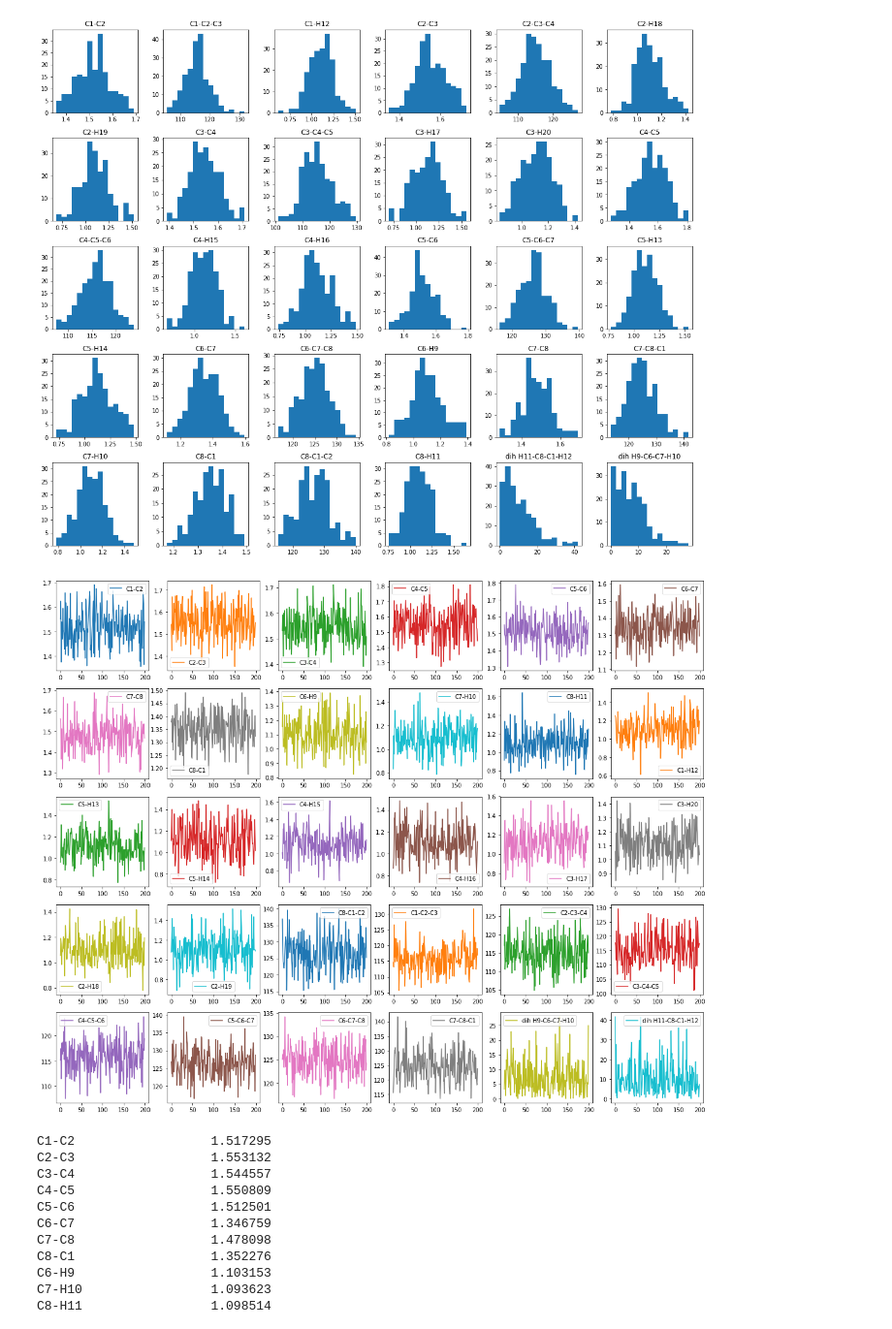
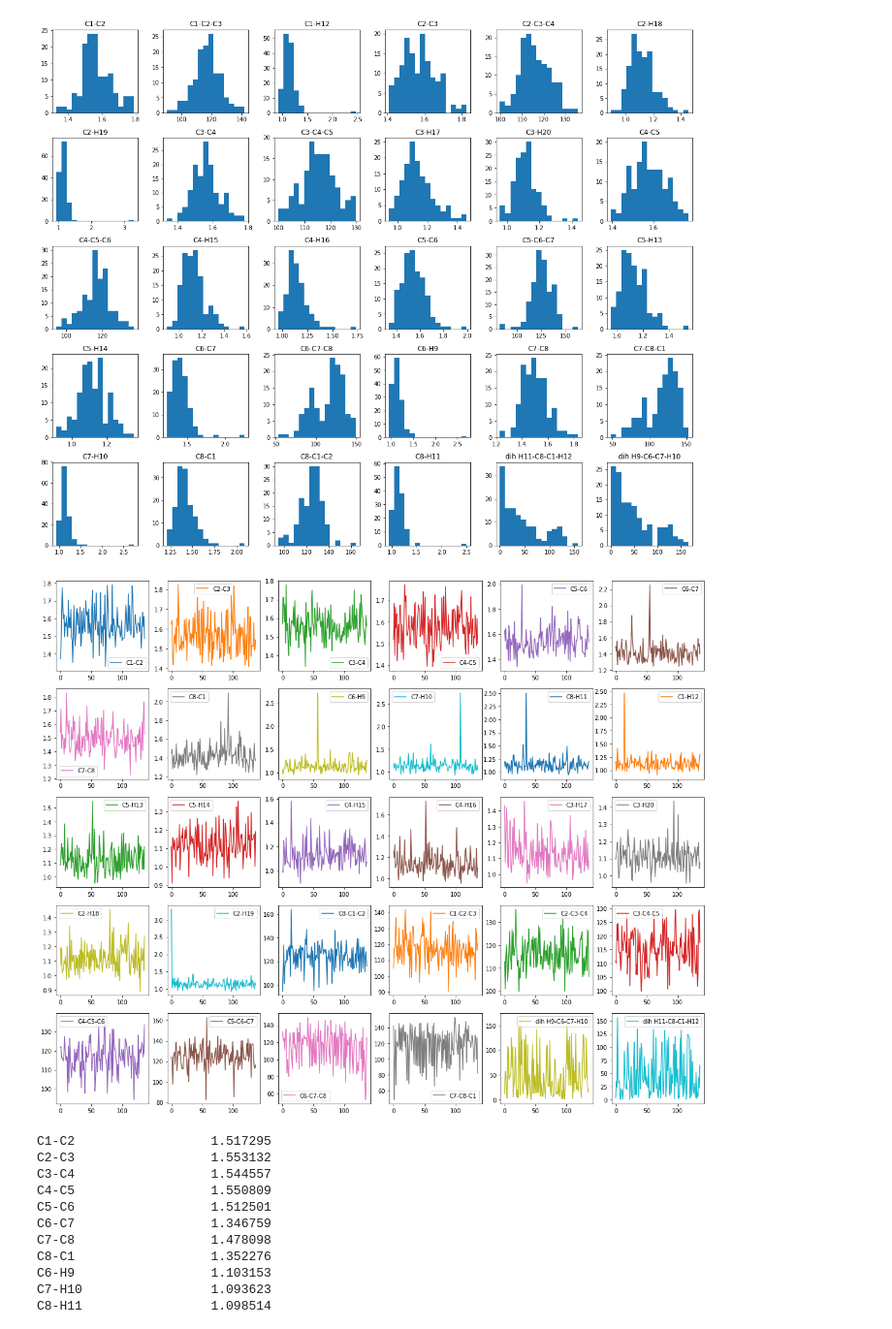
Before and after one commit to KhaiTTNguyen/Computational_Quantum_Chemistry, a Jupyter notebook: structural_influence_on_excited_state_dynamics/[Khai_Nguyen]_Internal_Coordinates_Visualization.ipynb, the cells around one changed output. Shown at 97% size. Cells and saved outputs as stored; diff of their text form; code cells hidden in the pictures.

```diff
--- a/structural_influence_on_excited_state_dynamics/[Khai_Nguyen]_Internal_Coordinates_Visualization.ipynb
+++ b/structural_influence_on_excited_state_dynamics/[Khai_Nguyen]_Internal_Coordinates_Visualization.ipynb
@@ -7,27 +7,27 @@ from datetime import date
 
 # Read data from file
 date_computed = str(date.today())
-file_path = os.path.join(".", "output", date_computed + "_trajectory_internal_geometry" + ".csv")
+file_path = os.path.join(".", "output", date_computed + "_hop21_internal_geometry" + ".csv")
 # %%
 # Plot histogram to observe distribution
 data = pd.read_csv(file_path)
 hist = data.hist(column=list(data.columns)[1:], bins=15, figsize=(20,20), layout=(6,6), grid=False, sharex=False, sharey=False)
 #------------------------- Output to file ----------------------#
-output_path = os.path.join(".", "visuals", date_computed + "_IC_histogram" + ".png")
+output_path = os.path.join(".", "visuals", date_computed + "_hop21_IC_histogram" + ".png")
 os.makedirs(os.path.dirname(output_path), exist_ok=True) # create 'visual' folder if not existed yet
 plt.savefig(output_path)
 # %% [output]
-[figure, old version]
+[figure, new version]
 # %%
 # Plot how each IC varies (w.r.t. traj#)
 sub_data = data.iloc[:,1:] # slice off first column (TRAJ #)
 sub_data.plot(kind="line", subplots=True, layout=(6, 6), figsize=(20, 20), sharex=False);
 #------------------------- Output to file ----------------------#
-output_path = os.path.join(".", "visuals", date_computed + "_IC_value_variations" + ".png")
+output_path = os.path.join(".", "visuals", date_computed + "_hop21_IC_value_variations" + ".png")
 os.makedirs(os.path.dirname(output_path), exist_ok=True) # create 'visual' folder if not existed yet
 plt.savefig(output_path)
 # %% [output]
-[figure, old version]
+[figure, new version]
 # %%
 mean_val = sub_data.mean(axis=0)
 mean_val
```
Also changed, not shown: 8 other files.
